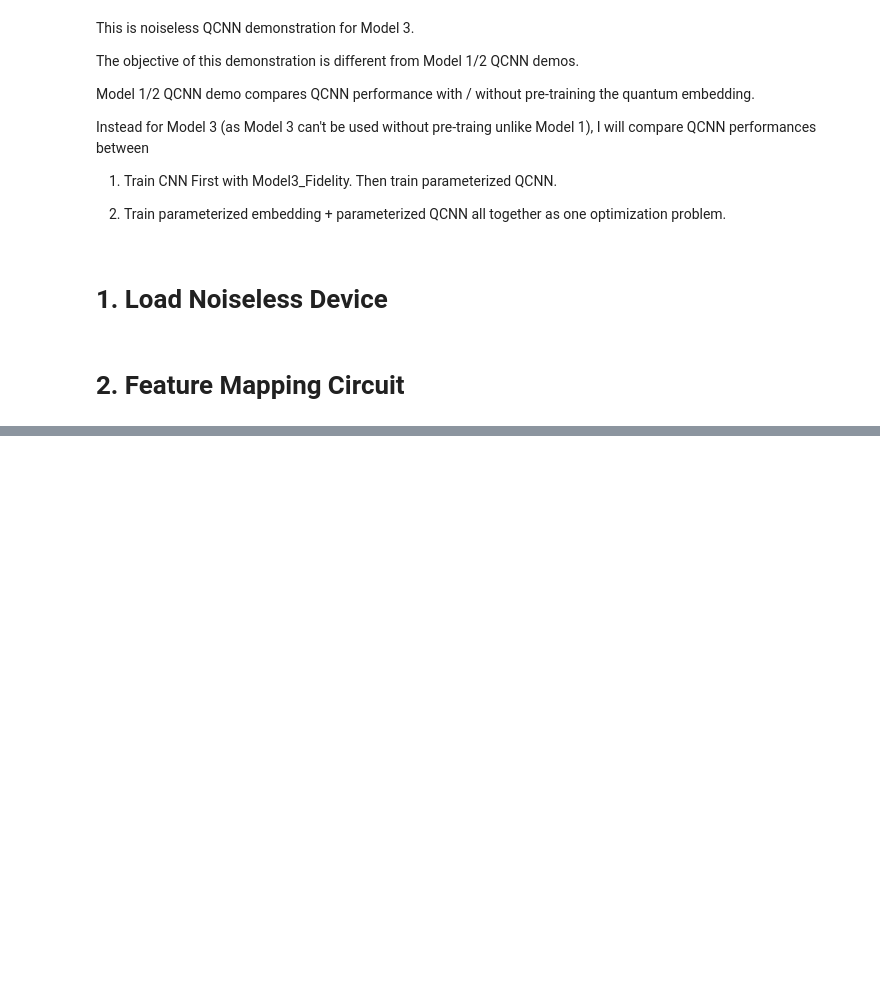
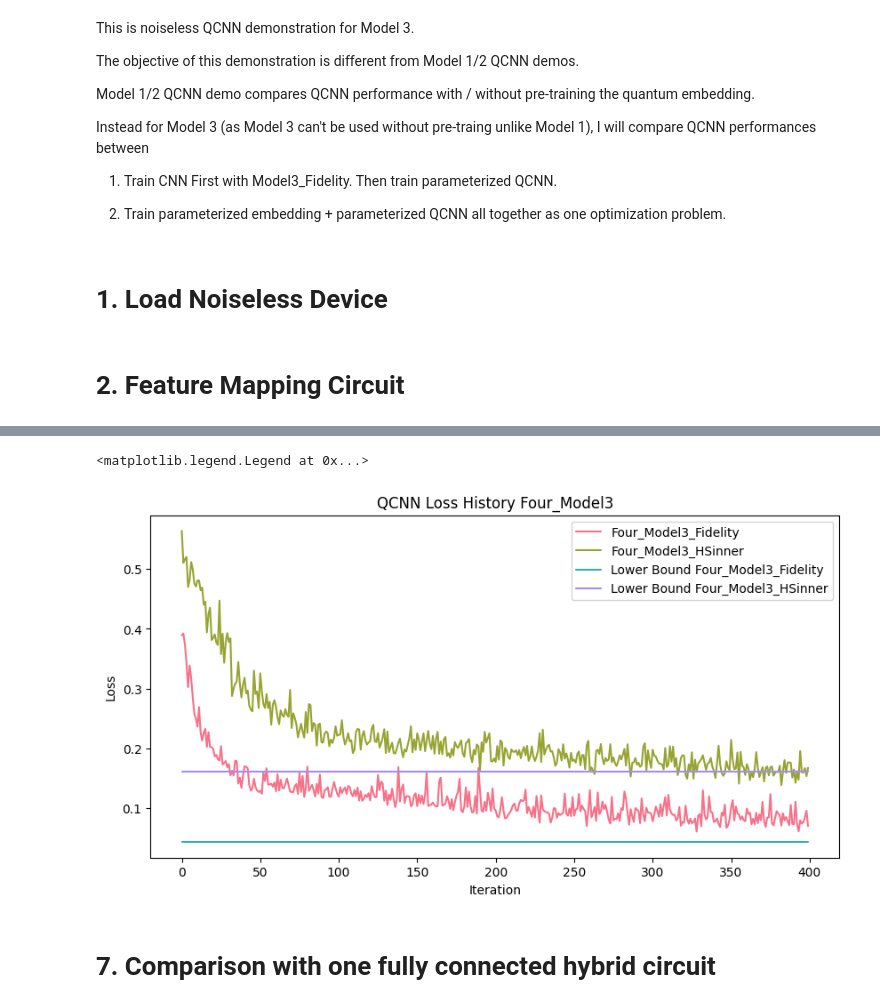
Before and after one commit to takh04/QEmbedding, a Jupyter notebook: Results/QCNN_demonstration/Noiseless/Model 3/QCNN_demonstration.ipynb, the cells around one changed output, grey strips where cells are left out. Cells and saved outputs as stored; diff of their text form; code cells hidden in the pictures; blank space fills up the shorter version.

Commit message:
Noiseless Model3 QC

```diff
--- a/Results/QCNN_demonstration/Noiseless/Model 3/QCNN_demonstration.ipynb
+++ b/Results/QCNN_demonstration/Noiseless/Model 3/QCNN_demonstration.ipynb
@@ -136,0 +330,10 @@ class Model3_HSinner(torch.nn.Module):
+# %%
+D_Four_Model3_Fidelity_traindata = D_Four_Model3_Fidelity(X1_train, X0_train)
+D_Four_Model3_HSinner_traindata = D_Four_Model3_HSinner(X1_train, X0_train)
+print(f"Trace Distance (Training Data) After Four_Model3_Fidelity: {D_Four_Model3_Fidelity_traindata}")
+print(f"Trace Distance (Training Data) After Four_Model3_HSinner: {D_Four_Model3_HSinner_traindata}")
+
+D_Four_Model3_Fidelity_testdata = D_Four_Model3_Fidelity(X1_test, X0_test)
+D_Four_Model3_HSinner_testdata = D_Four_Model3_HSinner(X1_test, X0_test)
+print(f"Trace Distance (Test Data) After Four_Model3_Fidelity: {D_Four_Model3_Fidelity_testdata}")
+print(f"Trace Distance (Test Data) After Four_Model3_HSinner: {D_Four_Model3_HSinner_testdata}")
@@ -136,0 +347,6 @@ class Model3_HSinner(torch.nn.Module):
+# %%
+LB_Four_Model3_Fidelity = 0.5 * (1 - D_Four_Model3_Fidelity_traindata.detach().numpy())
+LB_Four_Model3_HSinner = 0.5 * (1 - D_Four_Model3_HSinner_traindata.detach().numpy())
+
+print(f"Sample Loss Lower Bound After Four_Model3_Fidelity: {LB_Four_Model3_Fidelity}")
+print(f"Sample Loss Lower Bound After Four_Model3_HSinner: {LB_Four_Model3_HSinner}")
@@ -136,0 +360,5 @@ class Model3_HSinner(torch.nn.Module):
+# %%
+X_train, X_test = torch.tensor(X_train).to(torch.float32), torch.tensor(X_test).to(torch.float32)
+X_train, X_test = X_train.permute(0, 3, 1, 2), X_test.permute(0, 3, 1, 2)
+Y_train = [-1 if y == 0 else 1 for y in Y_train]
+Y_test = [-1 if y == 0 else 1 for y in Y_test]
@@ -136,0 +473,3 @@ class Model3_HSinner(torch.nn.Module):
+# %%
+loss_Four_Model3_Fidelity, weights_Four_Model3_Fidelity = circuit_training(X_train, Y_train, Trained='Four_Model3_Fidelity')
+loss_Four_Model3_HSinner, weights_Four_Model3_HSinner = circuit_training(X_train, Y_train, Trained='Four_Model3_HSinner')
@@ -136,0 +529,22 @@ class Model3_HSinner(torch.nn.Module):
+# %%
+import seaborn as sns
+
+plt.rcParams['figure.figsize'] = [10, 5]
+fig, ax = plt.subplots()
+clrs = sns.color_palette("husl", 4)
+with sns.axes_style("darkgrid"):
+    ax.plot(range(len(loss_Four_Model3_Fidelity)), loss_Four_Model3_Fidelity, label="Four_Model3_Fidelity", c=clrs[0])
+    ax.plot(range(len(loss_Four_Model3_HSinner)), loss_Four_Model3_HSinner, label="Four_Model3_HSinner", c=clrs[1])
+
+    ax.plot(range(400), np.ones(400) * LB_Four_Model3_Fidelity, label="Lower Bound Four_Model3_Fidelity", c=clrs[2])
+    ax.plot(range(400), np.ones(400) * LB_Four_Model3_HSinner, label="Lower Bound Four_Model3_HSinner", c=clrs[3])
+
+ax.set_xlabel("Iteration")
+ax.set_ylabel("Loss")
+ax.set_title("QCNN Loss History Four_Model3")
+ax.legend()
+# %% [output]
+<matplotlib.legend.Legend at 0x...>
+[figure, added]
+# %% [markdown]
+# 7. Comparison with one fully connected hybrid circuit
```
Also changed, not shown: parts of 35 cells of this notebook.
